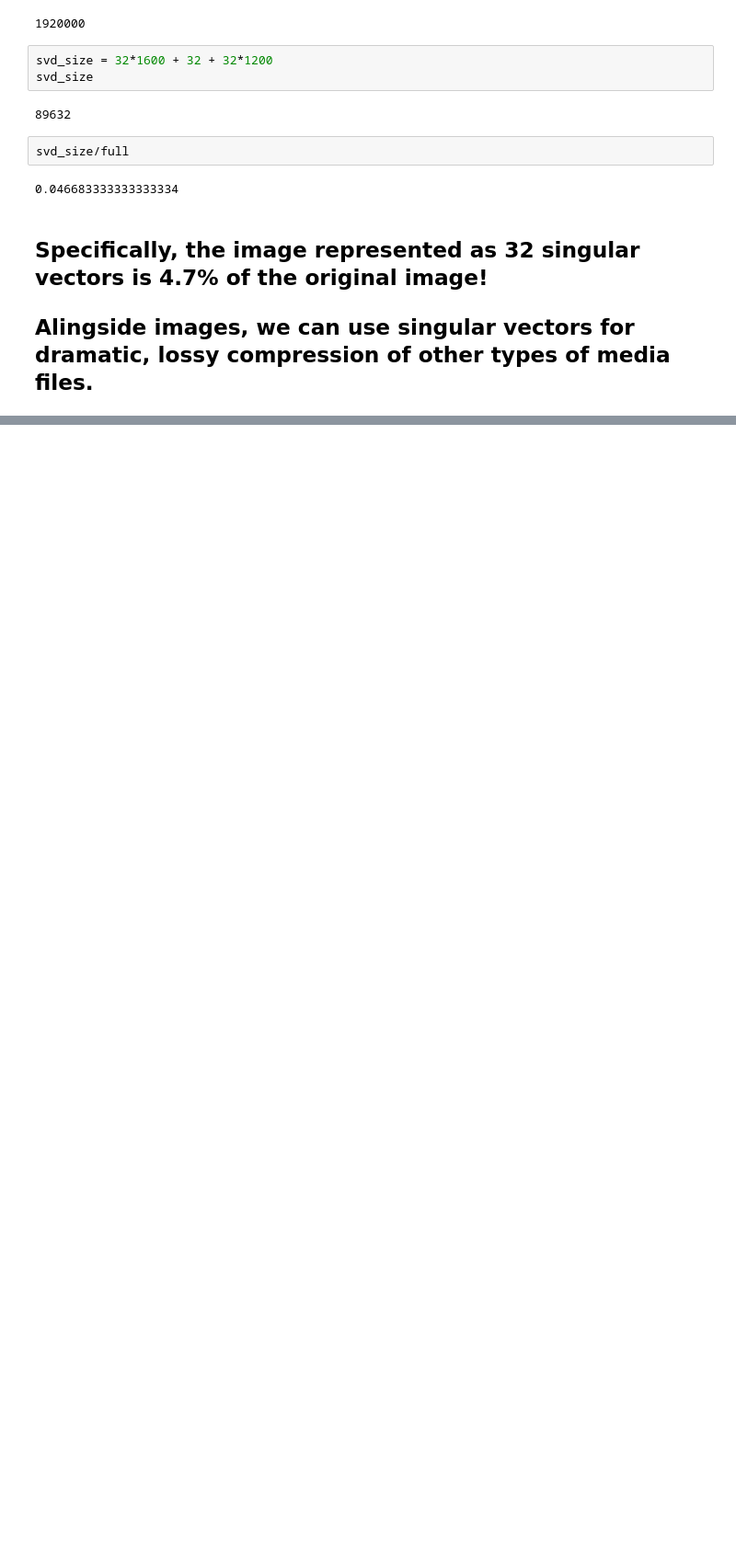
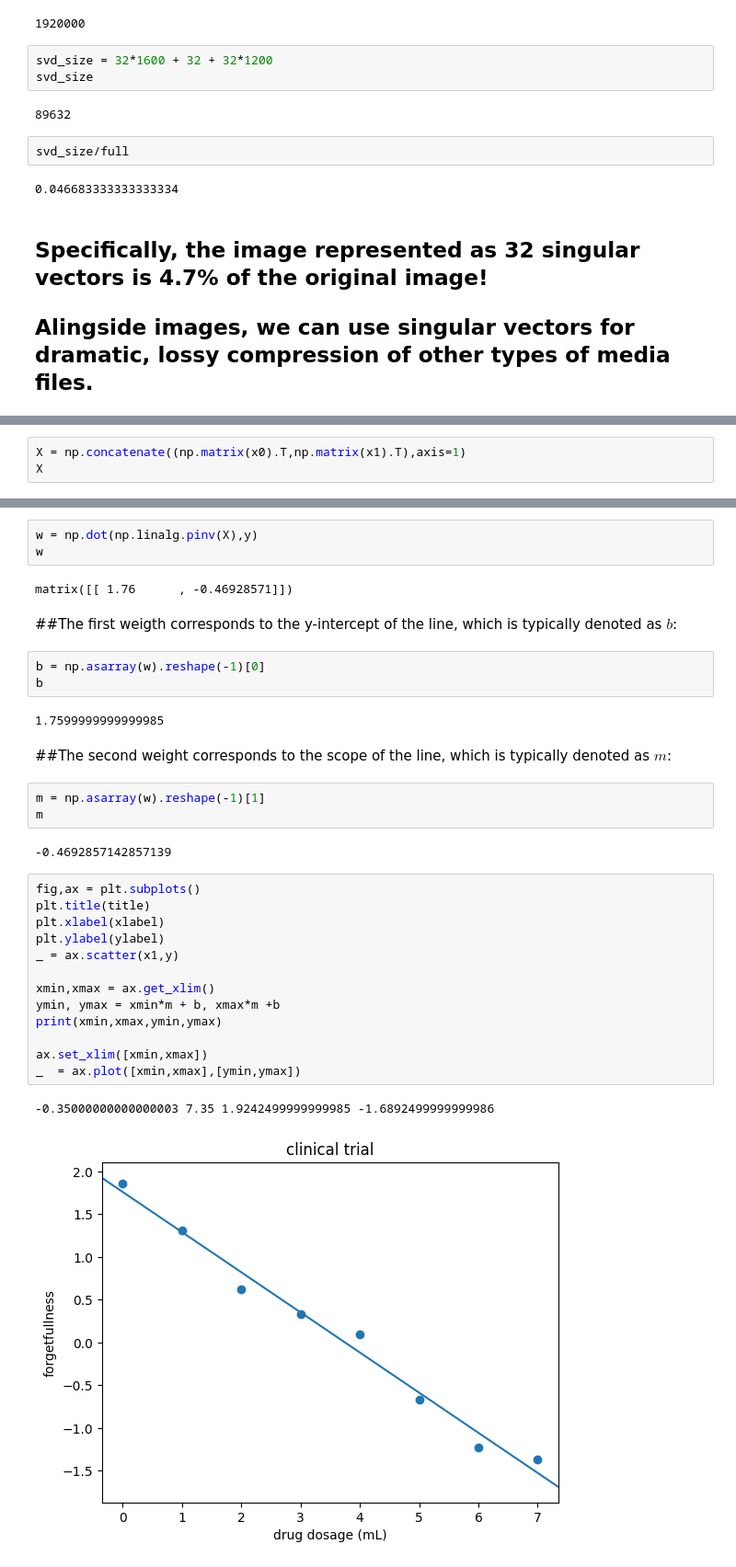
Before and after one commit to fakhar-iqbal/Machine_Learning_Fundamentals, a Jupyter notebook: LinearAlgebra_II.ipynb, the cells around one changed output, grey strips where cells are left out. Shown at 92% size. Saved outputs shown, nothing was run; the diff lists cells and outputs as text; blank space fills up the shorter version.

```diff
--- a/LinearAlgebra_II.ipynb
+++ b/LinearAlgebra_II.ipynb
@@ -958,0 +1112,3 @@ svd_size/full
+# %%
+X = np.concatenate((np.matrix(x0).T,np.matrix(x1).T),axis=1)
+X
@@ -958,0 +1128,35 @@ svd_size/full
+# %%
+w = np.dot(np.linalg.pinv(X),y)
+w
+# %% [output]
+matrix([[ 1.76      , -0.46928571]])
+# %% [markdown]
+##The first weigth corresponds to the y-intercept of the line, which is typically denoted as $b$:
+# %%
+b = np.asarray(w).reshape(-1)[0]
+b
+# %% [output]
+1.7599999999999985
+# %% [markdown]
+##The second weight corresponds to the scope of the line, which is typically denoted as $m$:
+# %%
+m = np.asarray(w).reshape(-1)[1]
+m
+# %% [output]
+-0.4692857142857139
+# %%
+fig,ax = plt.subplots()
+plt.title(title)
+plt.xlabel(xlabel)
+plt.ylabel(ylabel)
+_ = ax.scatter(x1,y)
+
+xmin,xmax = ax.get_xlim()
+ymin, ymax = xmin*m + b, xmax*m +b
+print(xmin,xmax,ymin,ymax)
+
+ax.set_xlim([xmin,xmax])
+_  = ax.plot([xmin,xmax],[ymin,ymax])
+# %% [output]
+-0.35000000000000003 7.35 1.9242499999999985 -1.6892499999999986
+[figure, added]
```
Also changed, not shown: parts of 33 cells of this notebook.
